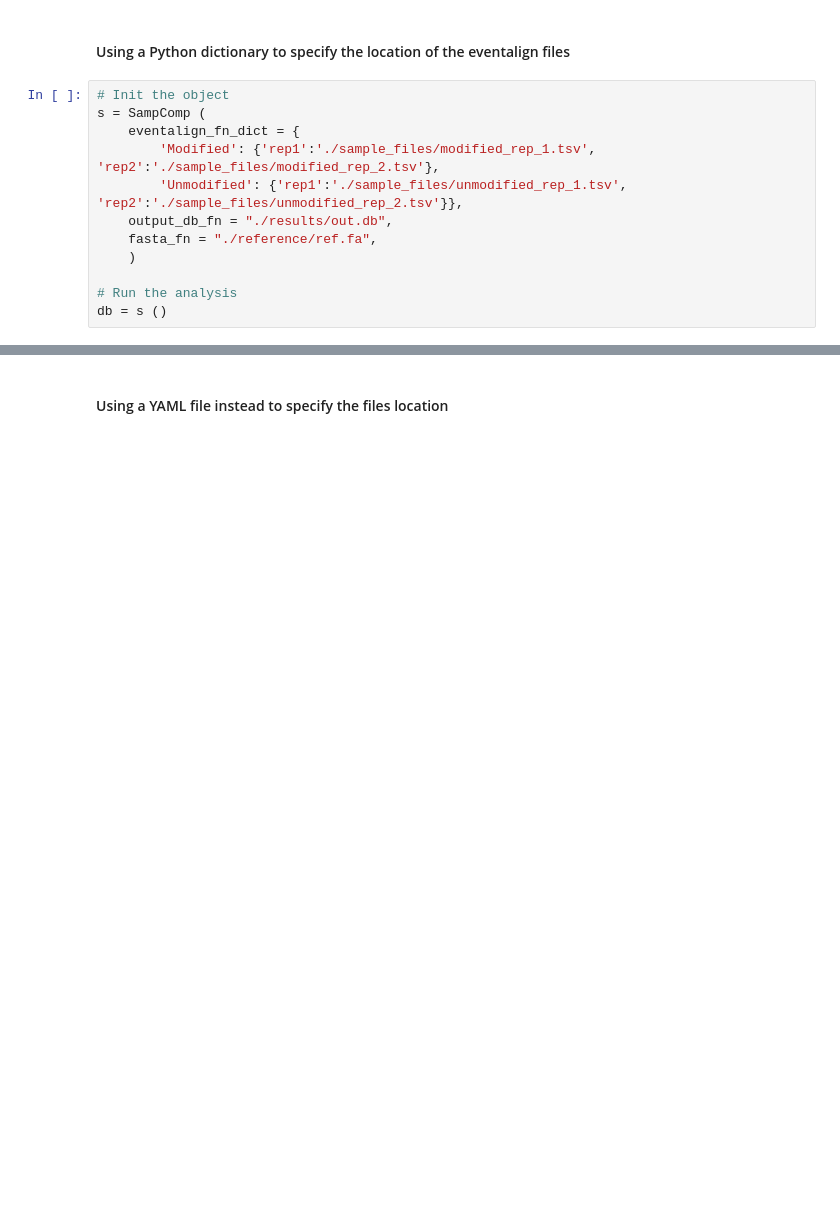
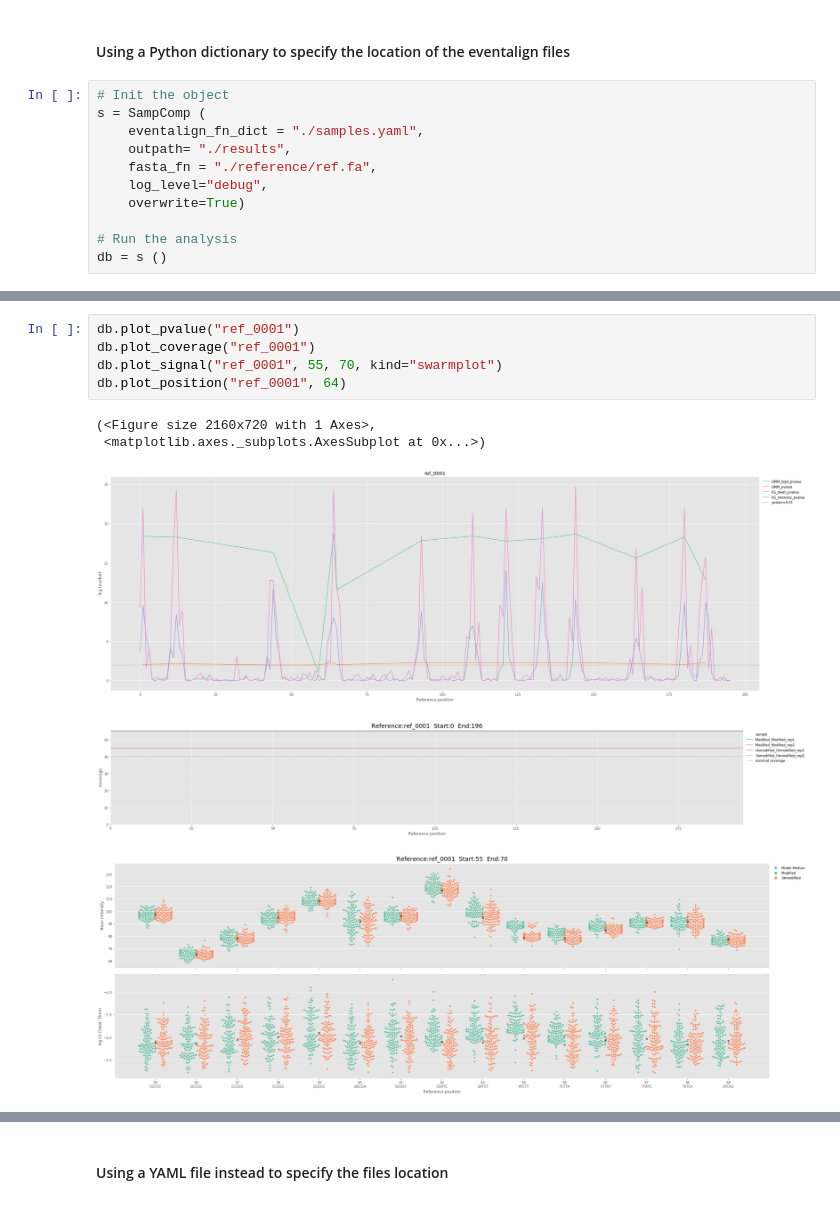
Before and after one commit to tleonardi/nanocompore, a Jupyter notebook: docs/demo/SampComp_demo.ipynb, the cells around one changed output, grey strips where cells are left out. Cells and saved outputs as stored; diff of their text form; blank space fills up the shorter version.

```diff
--- a/docs/demo/SampComp_demo.ipynb
+++ b/docs/demo/SampComp_demo.ipynb
@@ -11,12 +35,11 @@ from nanocompore.SampComp import SampComp
 # %%
 # Init the object
 s = SampComp (
-    eventalign_fn_dict = {
-        'Modified': {'rep1':'./sample_files/modified_rep_1.tsv', 'rep2':'./sample_files/modified_rep_2.tsv'},
-        'Unmodified': {'rep1':'./sample_files/unmodified_rep_1.tsv', 'rep2':'./sample_files/unmodified_rep_2.tsv'}},
-    output_db_fn = "./results/out.db",
+    eventalign_fn_dict = "./samples.yaml",
+    outpath= "./results",
     fasta_fn = "./reference/ref.fa",
-    )
+    log_level="debug",
+    overwrite=True)
 
 # Run the analysis
 db = s ()
@@ -34,0 +91,11 @@ NanocomporeError: Traceback (most recent call last):
+# %%
+db.plot_pvalue("ref_0001")
+db.plot_coverage("ref_0001")
+db.plot_signal("ref_0001", 55, 70, kind="swarmplot")
+db.plot_position("ref_0001", 64)
+# %% [output]
+(<Figure size 2160x720 with 1 Axes>,
+ <matplotlib.axes._subplots.AxesSubplot at 0x...>)
+[figure, added]
+[figure, added]
+[figure, added]
```
Also changed, not shown: parts of 14 cells of this notebook, 12 other files.
